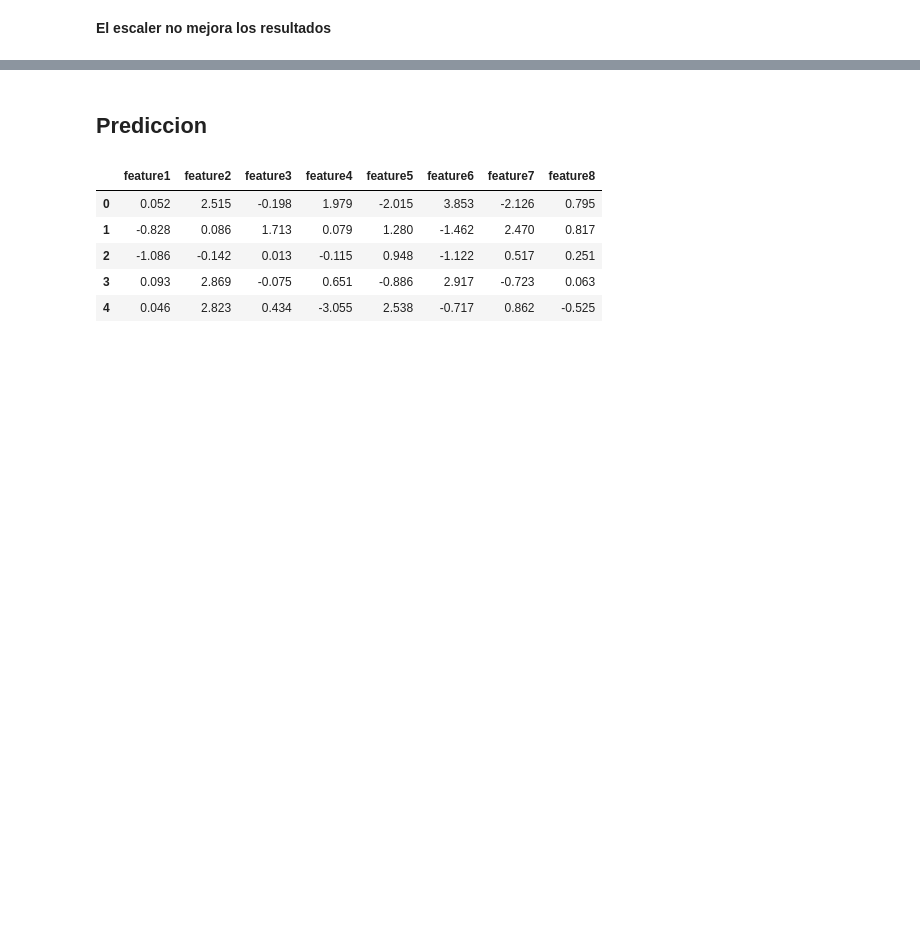
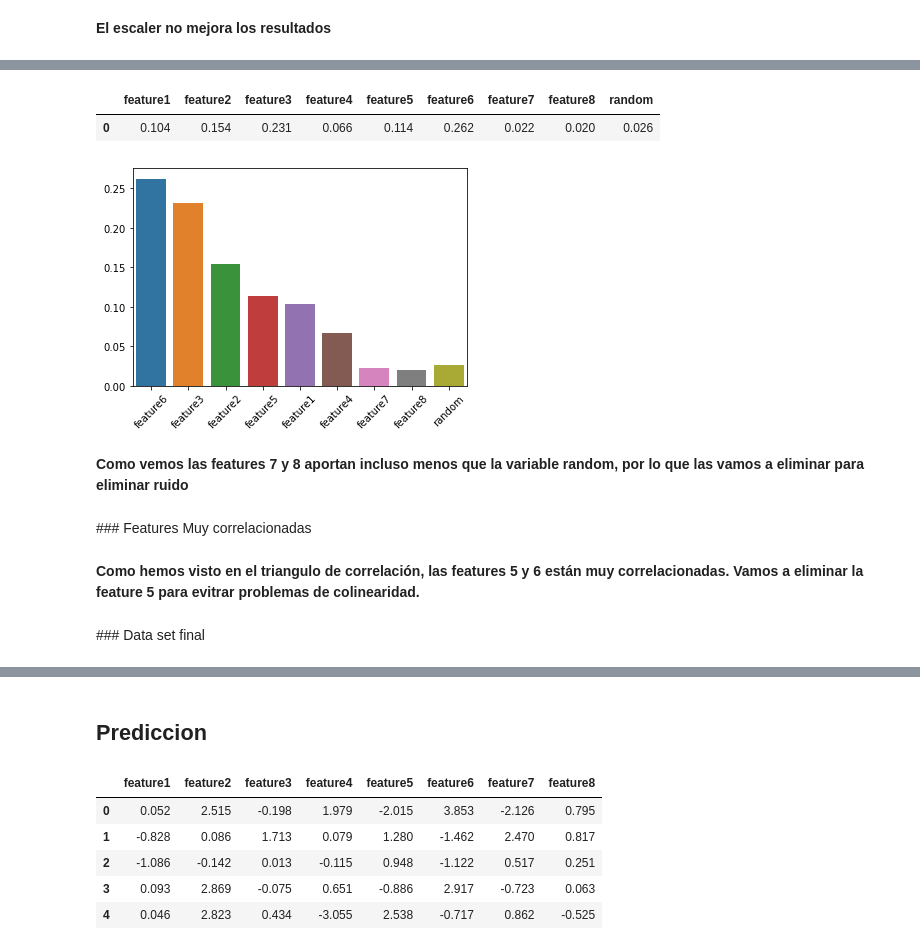
Before and after one commit to paulagual/j2d22-hackathon, a Jupyter notebook: preprocesing-and-modeling.ipynb, the cells around one changed output, grey strips where cells are left out. Drawn from its saved outputs; the diff is of its cells as text; code cells hidden in the pictures; blank space fills up the shorter version.

```diff
--- a/preprocesing-and-modeling.ipynb
+++ b/preprocesing-and-modeling.ipynb
@@ -713,0 +559,4 @@ knn10.score(X_test, y_test)
+# %%
+features = X.columns
+# %%
+rf = RandomForestClassifier(random_state = 5)
@@ -713,0 +599,22 @@ knn10.score(X_test, y_test)
+# %%
+fi = pd.DataFrame([rf.feature_importances_],columns=features)
+fi
+# %% [output]
+|  | feature1 | feature2 | feature3 | feature4 | feature5 | feature6 | feature7 | feature8 | random |
+| 0 | 0.104 | 0.154 | 0.231 | 0.066 | 0.114 | 0.262 | 0.022 | 0.020 | 0.026 |
+# %%
+fi = fi[['feature6','feature3','feature2', 'feature5','feature1','feature4','feature7', 'feature8','random']]
+# %%
+_ = sns.barplot(data=fi)
+plt.xticks(rotation=45)
+plt.show()
+# %% [output]
+[figure, added]
+# %% [markdown]
+**Como vemos las features 7 y 8 aportan incluso menos que la variable random, por lo que las vamos a eliminar para eliminar ruido**
+# %% [markdown]
+### Features Muy correlacionadas
+# %% [markdown]
+**Como hemos visto en el triangulo de correlación, las features 5 y 6 están muy correlacionadas. Vamos a eliminar la feature 5 para evitrar problemas de colinearidad.**
+# %% [markdown]
+### Data set final
```
Also changed, not shown: parts of 134 cells of this notebook, 4 other files.
